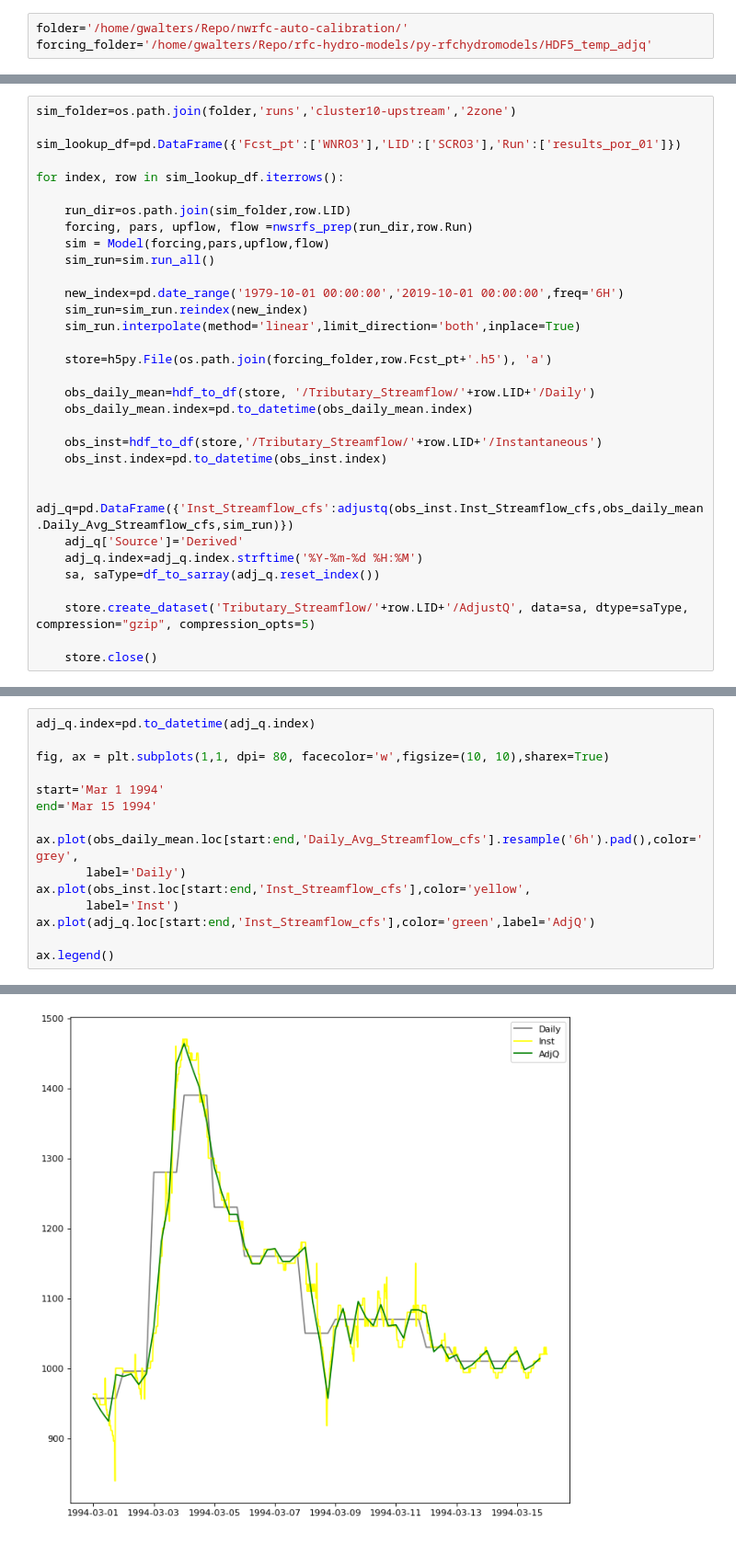
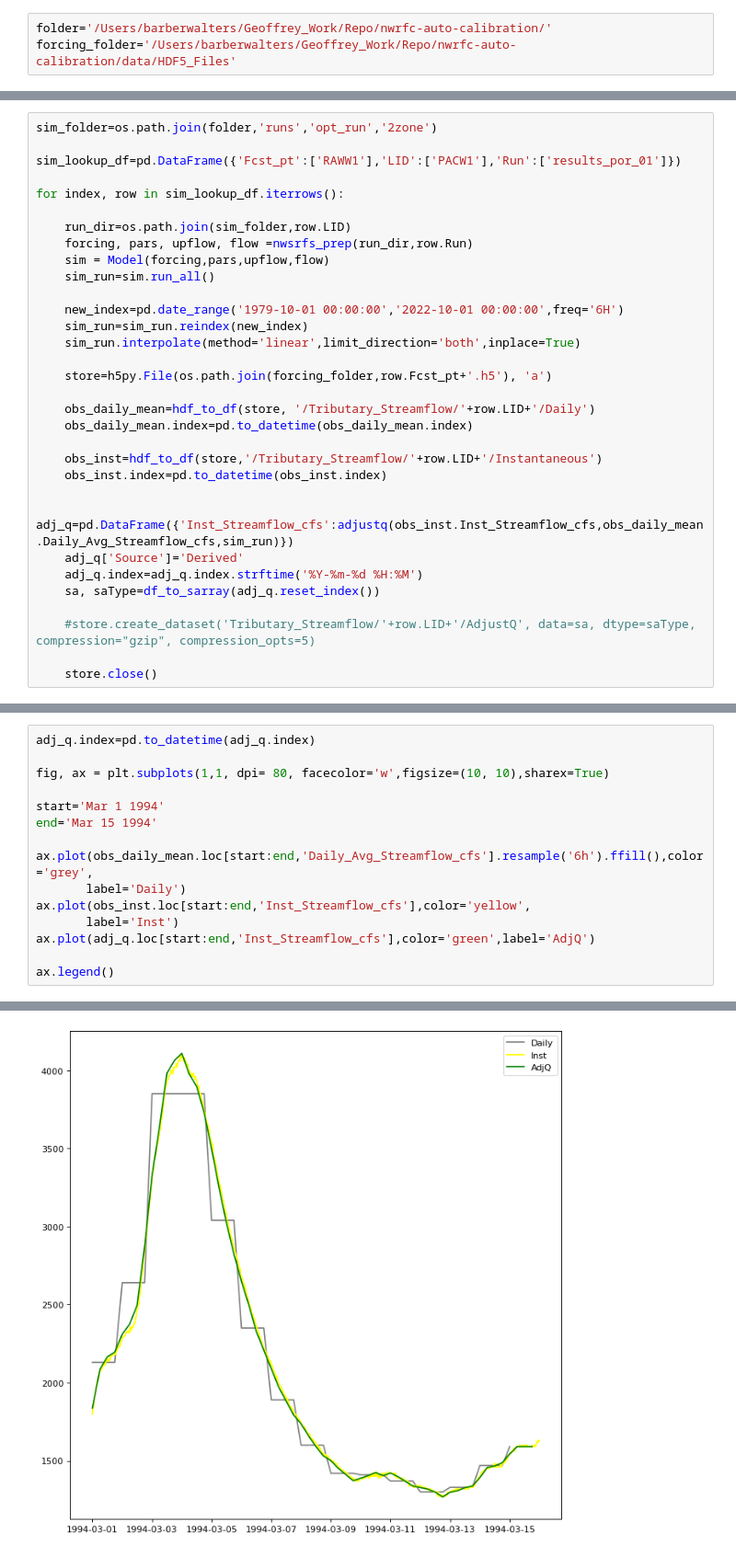
Before and after one commit to NOAA-NWRFC/nwsrfs-hydro-models, a Jupyter notebook: py-rfchydromodels/Notebooks/AdjustQ_to_HDF5.ipynb, the cells around one changed output, grey strips where cells are left out. Shown at 92% size. Drawn from its saved outputs; the diff is of its cells as text.

```diff
--- a/py-rfchydromodels/Notebooks/AdjustQ_to_HDF5.ipynb
+++ b/py-rfchydromodels/Notebooks/AdjustQ_to_HDF5.ipynb
@@ -13,6 +16,6 @@ from utilities.model_prep import *
 # %%
-folder='/home/gwalters/Repo/nwrfc-auto-calibration/'
-forcing_folder='/home/gwalters/Repo/rfc-hydro-models/py-rfchydromodels/HDF5_temp_adjq'
+folder='/Users/barberwalters/Geoffrey_Work/Repo/nwrfc-auto-calibration/'
+forcing_folder='/Users/barberwalters/Geoffrey_Work/Repo/nwrfc-auto-calibration/data/HDF5_Files'
 # %%
 def get_dataset_keys(f):
     keys = []
@@ -94,9 +97,9 @@ def hdf5_check(path,zone=1):
     store.close()
     return(ts_dic)
 # %%
-sim_folder=os.path.join(folder,'runs','cluster10-upstream','2zone')
+sim_folder=os.path.join(folder,'runs','opt_run','2zone')
 
-sim_lookup_df=pd.DataFrame({'Fcst_pt':['WNRO3'],'LID':['SCRO3'],'Run':['results_por_01']})
+sim_lookup_df=pd.DataFrame({'Fcst_pt':['RAWW1'],'LID':['PACW1'],'Run':['results_por_01']})
 
 for index, row in sim_lookup_df.iterrows():
 
@@ -105,7 +108,7 @@ for index, row in sim_lookup_df.iterrows():
     sim = Model(forcing,pars,upflow,flow)
     sim_run=sim.run_all()
 
-    new_index=pd.date_range('1979-10-01 00:00:00','2019-10-01 00:00:00',freq='6H')
+    new_index=pd.date_range('1979-10-01 00:00:00','2022-10-01 00:00:00',freq='6H')
     sim_run=sim_run.reindex(new_index)
     sim_run.interpolate(method='linear',limit_direction='both',inplace=True)
 
@@ -122,6 +125,6 @@ for index, row in sim_lookup_df.iterrows():
     adj_q.index=adj_q.index.strftime('%Y-%m-%d %H:%M')
     sa, saType=df_to_sarray(adj_q.reset_index())
 
-    store.create_dataset('Tributary_Streamflow/'+row.LID+'/AdjustQ', data=sa, dtype=saType, compression="gzip", compression_opts=5)
+    #store.create_dataset('Tributary_Streamflow/'+row.LID+'/AdjustQ', data=sa, dtype=saType, compression="gzip", compression_opts=5)
 
     store.close()
@@ -176,18 +131,18 @@ keys
 # %%
 adj_q.index=pd.to_datetime(adj_q.index)
 
 fig, ax = plt.subplots(1,1, dpi= 80, facecolor='w',figsize=(10, 10),sharex=True)
 
 start='Mar 1 1994'
 end='Mar 15 1994'
 
-ax.plot(obs_daily_mean.loc[start:end,'Daily_Avg_Streamflow_cfs'].resample('6h').pad(),color='grey',
+ax.plot(obs_daily_mean.loc[start:end,'Daily_Avg_Streamflow_cfs'].resample('6h').ffill(),color='grey',
        label='Daily')
 ax.plot(obs_inst.loc[start:end,'Inst_Streamflow_cfs'],color='yellow',
        label='Inst')
 ax.plot(adj_q.loc[start:end,'Inst_Streamflow_cfs'],color='green',label='AdjQ')
 
 ax.legend()
 # %% [output]
 <matplotlib.legend.Legend at 0x...>
-[figure, old version]
+[figure, new version]
```
Also changed, not shown: parts of 4 cells of this notebook, 3 other files.
